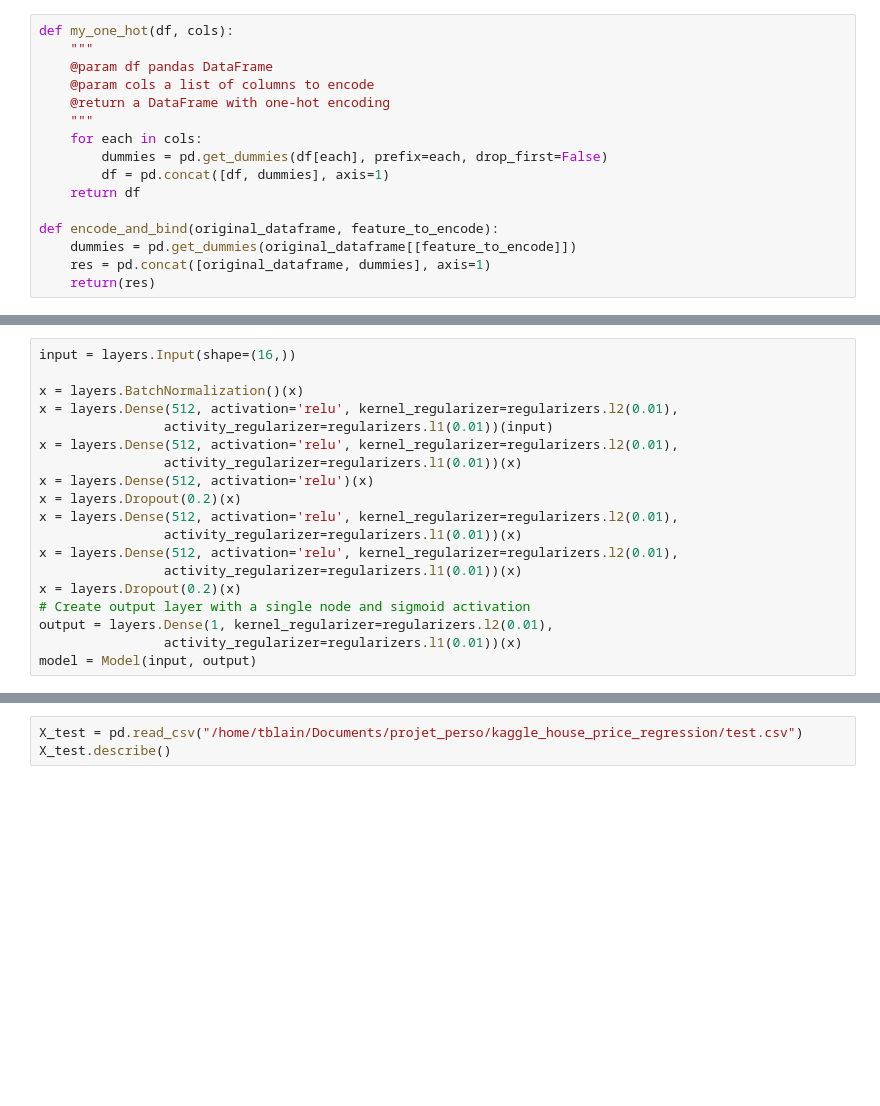
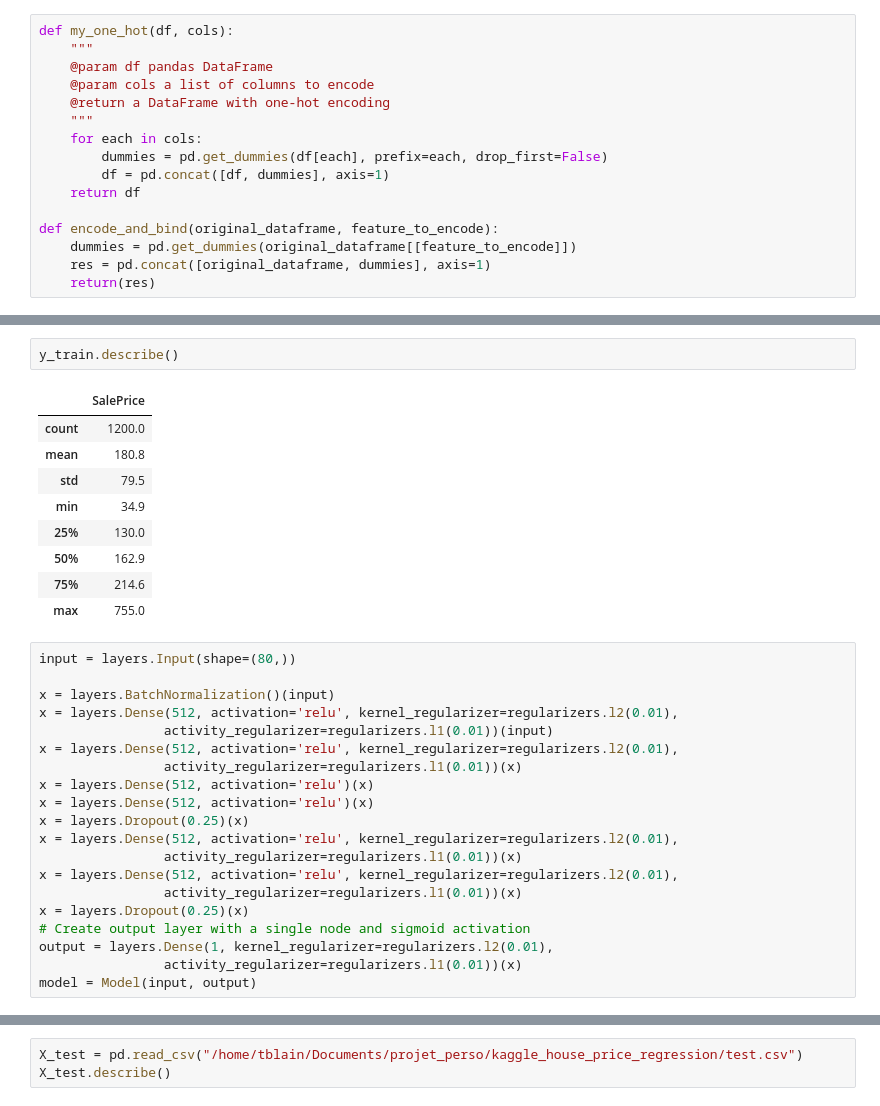
Before and after one commit to tblain/kaggle_house_price_regression, a Jupyter notebook: hp.ipynb, the cells around one changed output, grey strips where cells are left out. Cells and saved outputs as stored; diff of their text form; blank space fills up the shorter version.

```diff
--- a/hp.ipynb
+++ b/hp.ipynb
@@ -161,18 +168,31 @@ x_train.describe()
+# %%
+y_train.describe()
+# %% [output]
+|  | SalePrice |
+| count | 1200.0 |
+| mean | 180.8 |
+| std | 79.5 |
+| min | 34.9 |
+| 25% | 130.0 |
+| 50% | 162.9 |
+| 75% | 214.6 |
+| max | 755.0 |
 # %%
-input = layers.Input(shape=(16,))
+input = layers.Input(shape=(80,))
 
-x = layers.BatchNormalization()(x)
+x = layers.BatchNormalization()(input)
 x = layers.Dense(512, activation='relu', kernel_regularizer=regularizers.l2(0.01),
                 activity_regularizer=regularizers.l1(0.01))(input)
 x = layers.Dense(512, activation='relu', kernel_regularizer=regularizers.l2(0.01),
                 activity_regularizer=regularizers.l1(0.01))(x)
 x = layers.Dense(512, activation='relu')(x)
-x = layers.Dropout(0.2)(x)
+x = layers.Dense(512, activation='relu')(x)
+x = layers.Dropout(0.25)(x)
 x = layers.Dense(512, activation='relu', kernel_regularizer=regularizers.l2(0.01),
                 activity_regularizer=regularizers.l1(0.01))(x)
 x = layers.Dense(512, activation='relu', kernel_regularizer=regularizers.l2(0.01),
                 activity_regularizer=regularizers.l1(0.01))(x)
-x = layers.Dropout(0.2)(x)
+x = layers.Dropout(0.25)(x)
 # Create output layer with a single node and sigmoid activation
 output = layers.Dense(1, kernel_regularizer=regularizers.l2(0.01),
                 activity_regularizer=regularizers.l1(0.01))(x)
```
Also changed, not shown: parts of 11 cells of this notebook, 4 other files.
